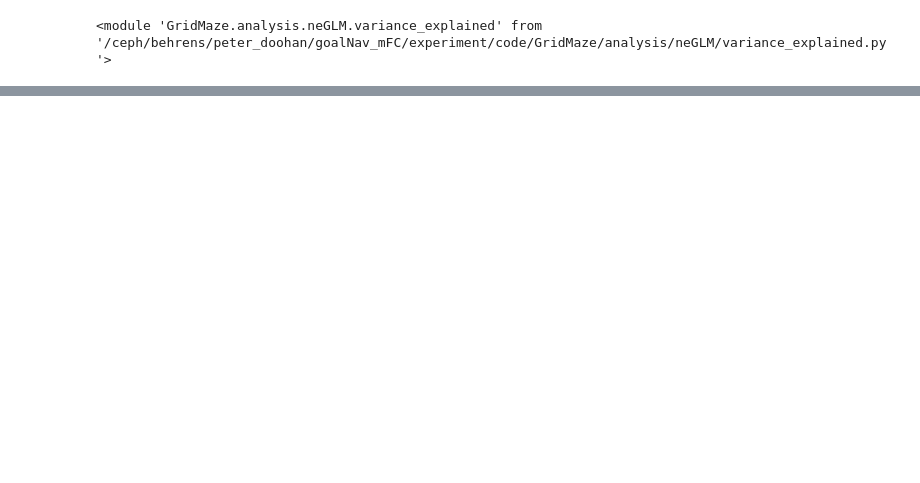
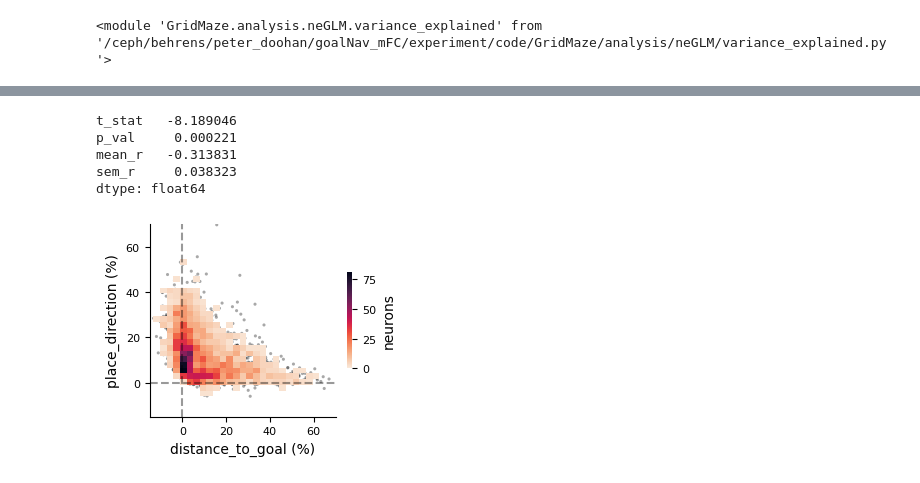
Before and after one commit to peterdoohan/GridMaze-mFC, a Jupyter notebook: Notebooks/6.neGLM.ipynb, the cells around one changed output, grey strips where cells are left out. Saved outputs shown, nothing was run; the diff lists cells and outputs as text; code cells hidden in the pictures; blank space fills up the shorter version.

```diff
--- a/Notebooks/6.neGLM.ipynb
+++ b/Notebooks/6.neGLM.ipynb
@@ -138,0 +145,12 @@ ve.plot_summary_venn_diagram(
+# %%
+reload(ve)
+f, ax = plt.subplots(1, 1, figsize=(3, 2.5))
+ve.plot_cpd_clusters(cpd_df, feature_tuned_df, remove_no_unique_variance_clusters=True, cmap="rocket_r", ax=ax)
+f.savefig(FIG_SAVE_PATH / "cpd_2d_hist.pdf")
+# %% [output]
+t_stat   -8.189046
+p_val     0.000221
+mean_r   -0.313831
+sem_r     0.038323
+dtype: float64
+[figure, added]
```
Also changed, not shown: parts of 12 cells of this notebook, 2 other files.
